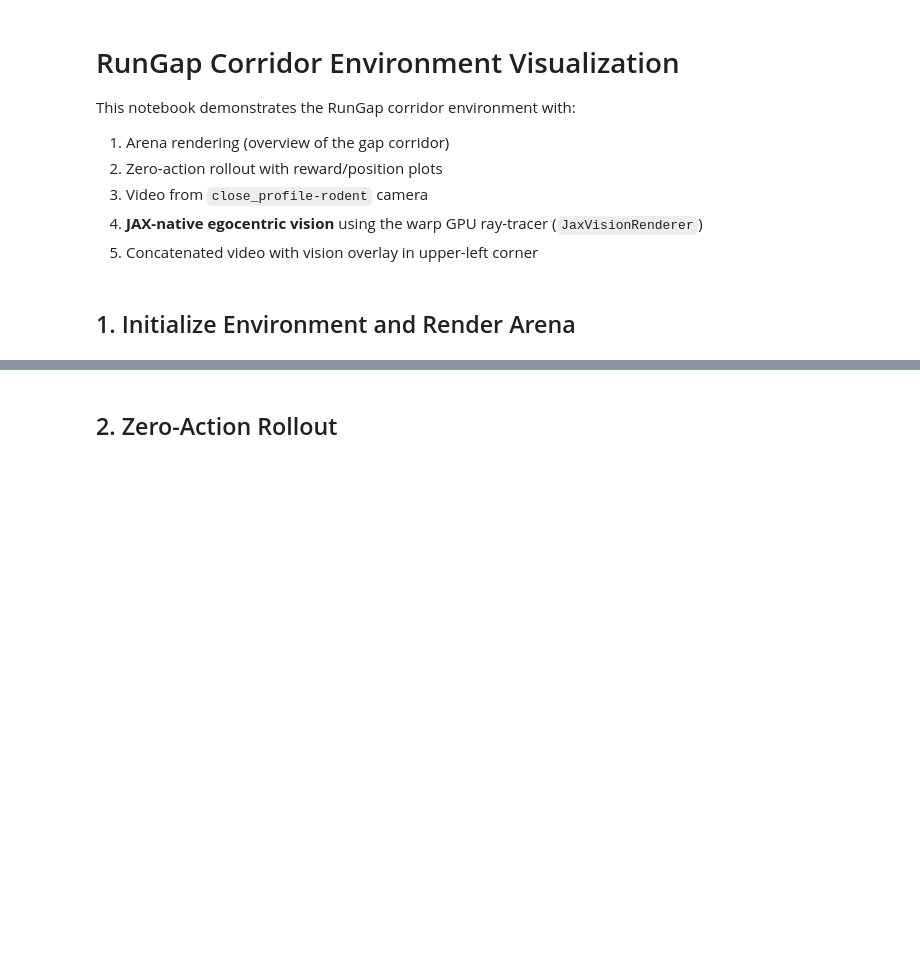
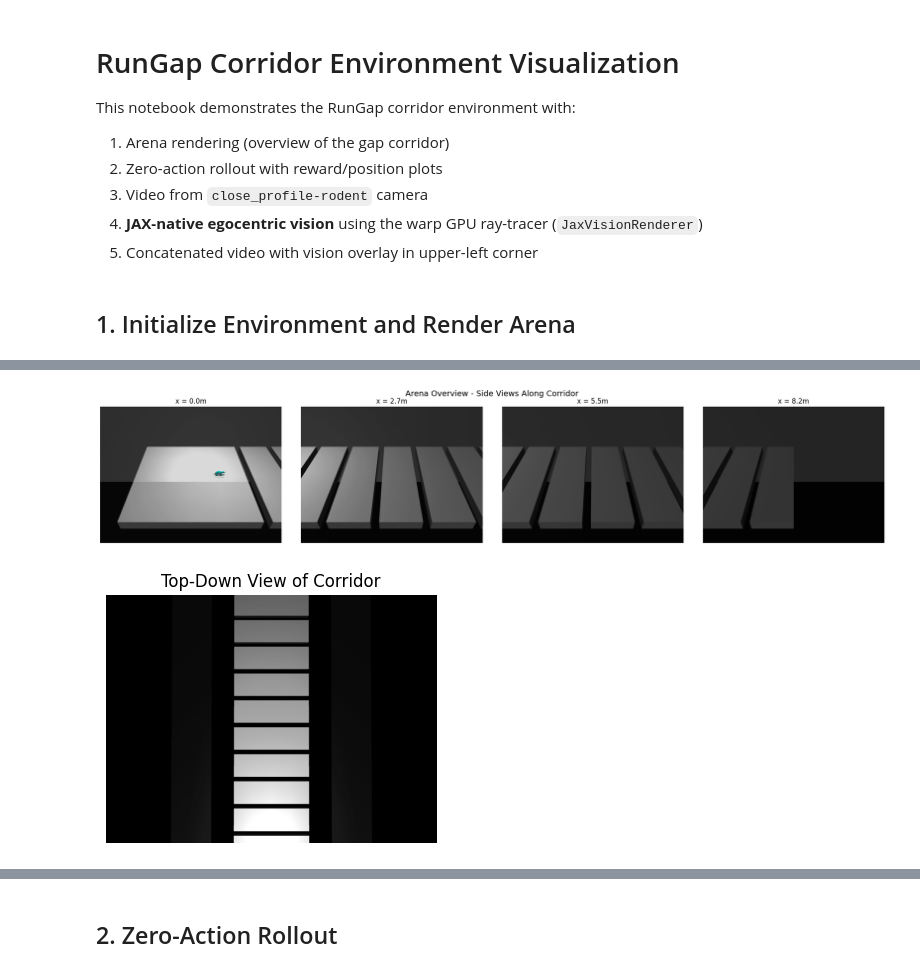
Before and after one commit to talmolab/vnl-playground, a Jupyter notebook: notebooks/run_gap_visualization.ipynb, the cells around one changed output, grey strips where cells are left out. Drawn from its saved outputs; the diff is of its cells as text; code cells hidden in the pictures; blank space fills up the shorter version.

```diff
--- a/notebooks/run_gap_visualization.ipynb
+++ b/notebooks/run_gap_visualization.ipynb
@@ -34,9 +34,16 @@ env = run_gap.RunGap()
 mj_model = env.mj_model
 fps = int(1.0 / env.dt)
 
+# Compute corridor end position (env no longer stores _corridor_end_x)
+if hasattr(env, "_reference_positions"):
+    # randomize_gaps=True: use max-spacing reference positions
+    corridor_end_x = float(env._reference_positions[-1]) + env._platform_half_length
+else:
+    # randomize_gaps=False: use static trailing edge of last platform
+    corridor_end_x = float(env._static_platform_trailing_edges[-1])
+
 print(f"Action size: {env.action_size}")
 print(f"Obs size: {env.observation_size}")
-print(f"Corridor end: {env._corridor_end_x:.2f}m")
-print(f"Num platforms: {len(env._platform_positions)}")
 print(f"FPS: {fps}")
+print(f"Corridor end x: {corridor_end_x:.2f}m")
 print(f"Cameras: {[mj_model.camera(i).name for i in range(mj_model.ncam)]}")
@@ -54,34 +79,37 @@ cam.distance = 3.0
 cam.elevation = -40
 
 positions = [
     0.0,
-    env._corridor_end_x / 3,
-    2 * env._corridor_end_x / 3,
-    env._corridor_end_x,
+    corridor_end_x / 3,
+    2 * corridor_end_x / 3,
+    corridor_end_x,
 ]
 fig, axes = plt.subplots(1, 4, figsize=(20, 4))
 for ax, x_pos in zip(axes, positions):
     cam.azimuth = 90
     cam.lookat[:] = [x_pos, 0.0, 0.0]
     renderer.update_scene(mj_data, camera=cam)
     ax.imshow(renderer.render())
     ax.set_title(f"x = {x_pos:.1f}m")
     ax.axis("off")
 plt.suptitle("Arena Overview - Side Views Along Corridor", fontsize=14)
 plt.tight_layout()
 plt.show()
 
 # Top-down view of full corridor
 cam.distance = 8.0
 cam.elevation = -89
 cam.azimuth = 0
-cam.lookat[:] = [env._corridor_end_x / 2, 0.0, 0.0]
+cam.lookat[:] = [corridor_end_x / 2, 0.0, 0.0]
 renderer.update_scene(mj_data, camera=cam)
 fig, ax = plt.subplots(1, 1, figsize=(16, 3))
 ax.imshow(renderer.render())
 ax.set_title("Top-Down View of Corridor")
 ax.axis("off")
 plt.tight_layout()
 plt.show()
 
 renderer.close()
+# %% [output]
+[figure, added]
+[figure, added]
```
Also changed, not shown: parts of 16 cells of this notebook, 15 other files.
